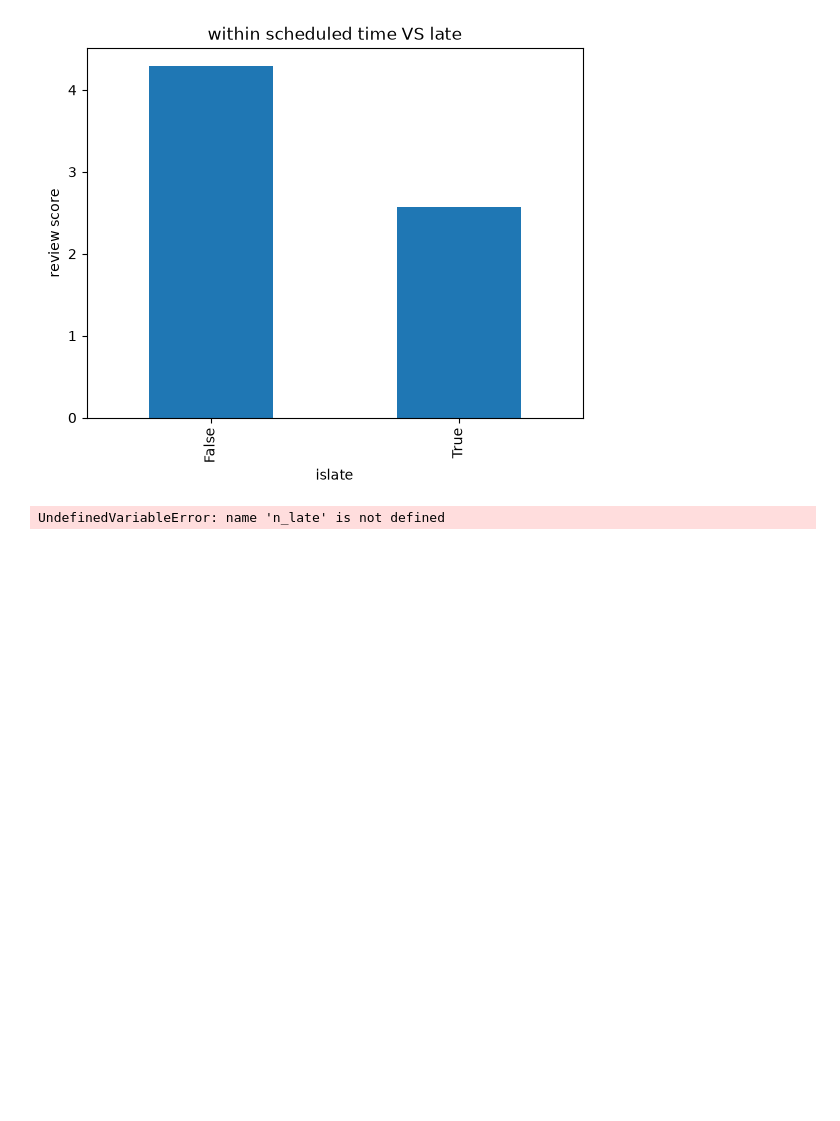
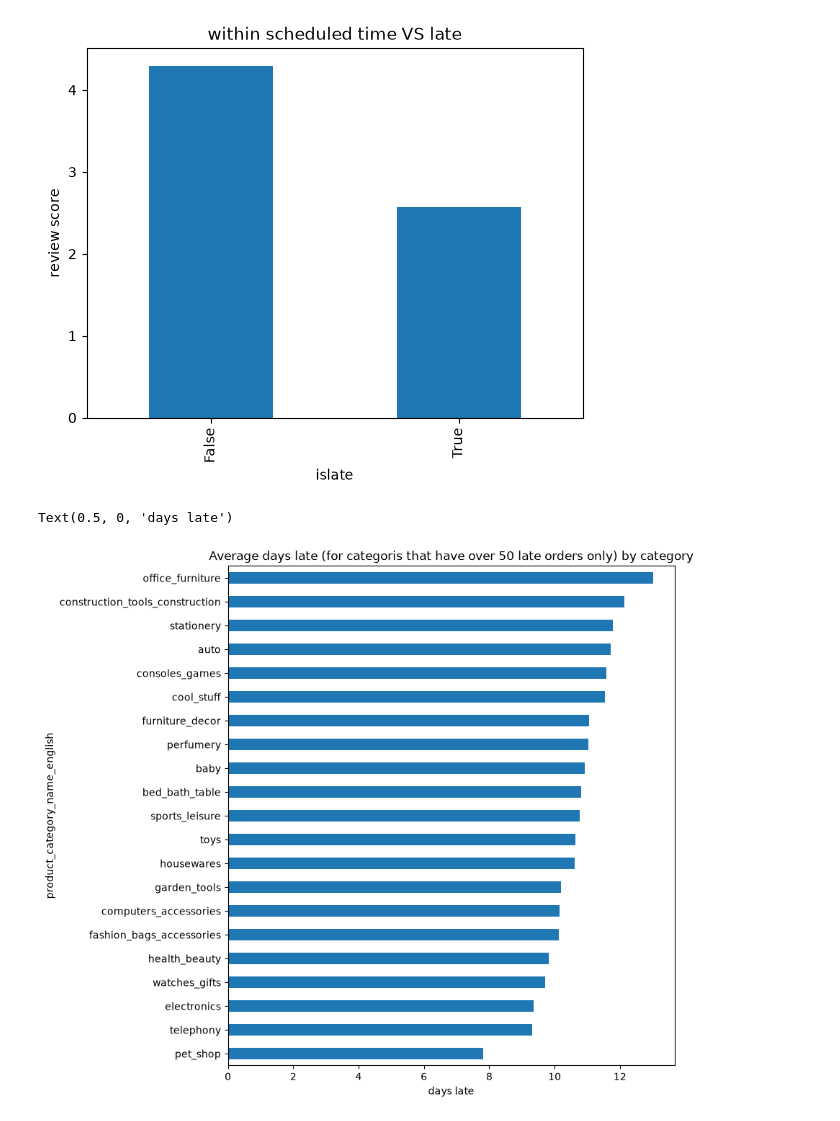
Before and after one commit to Sired1m/data_sprint_olist_G1, a Jupyter notebook: Untitled.ipynb, the cells around one changed output. Cells and saved outputs as stored; diff of their text form; code cells hidden in the pictures; blank space fills up the shorter version.

```diff
--- a/Untitled.ipynb
+++ b/Untitled.ipynb
@@ -668,35 +685,36 @@ q6df["late"] = q6df["delay"] > 0
 q6df.groupby("product_category_name_english").agg(orders=("order_id", "count"),n_late=("late", "sum"),pct_late=("late", "mean"),avg_delay=("delay", "mean"),score=("review_score", "mean"),).query("orders >= 300").sort_values("n_late", ascending=False)
 
 q6 = q6df.groupby("product_category_name_english").agg(orders=("order_id", "count"), avg_delay=("delay", "mean")).query("orders >= 300")
 q6["days_late"] = q6df[q6df["late"]].groupby("product_category_name_english")["delay"].mean()
 
 q6 = (
     q6df.groupby("product_category_name_english")
     .agg(
         orders=("order_id", "count"),
         n_late=("late", "sum"),
         avg_delay=("delay", "mean")
     )
     .query("orders >= 300")
     .copy()
 )
 
 q6["days_late"] = (
     q6df[q6df["late"]]
     .groupby("product_category_name_english")["delay"]
     .mean()
 )
 
 q6.query("n_late >= 50").sort_values("days_late").plot(
     kind="barh",
     y="days_late",
     legend=False,
     figsize=(8, 9),
-    title="Average days late (late orders only) by category"
+    title="Average days late (for categoris that have over 50 late orders only) by category"
 )
 plt.xlabel("days late")
 # %% [output]
-UndefinedVariableError: name 'n_late' is not defined
+Text(0.5, 0, 'days late')
+[figure, added]
 # %%
 q7df = (
     reviews.drop_duplicates("order_id")
```
Also changed, not shown: parts of 4 cells of this notebook, 2 other files.
